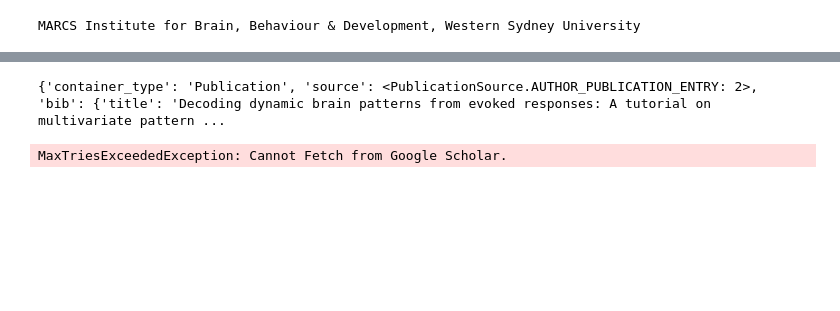
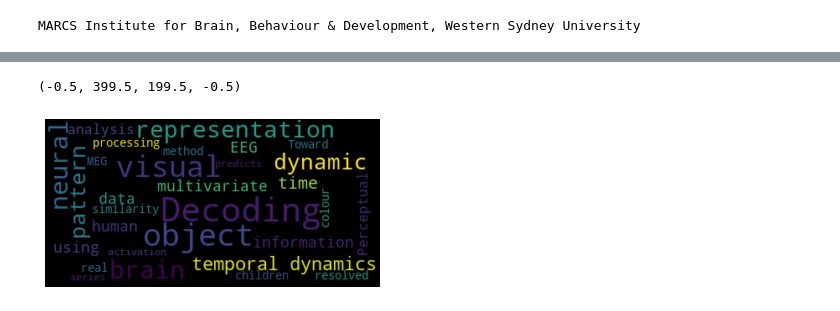
Before and after one commit to Tijl/tijl.github.io, a Jupyter notebook: schsearch.ipynb, the cells around one changed output, grey strips where cells are left out. Cells and saved outputs as stored; diff of their text form; code cells hidden in the pictures; blank space fills up the shorter version.

```diff
--- a/schsearch.ipynb
+++ b/schsearch.ipynb
@@ -11,27 +8,3 @@ author = scholarly.fill(next(search_query))
 print(author['affiliation'])
 # %% [output]
 MARCS Institute for Brain, Behaviour & Development, Western Sydney University
-# %%
-def set_new_proxy():
-    while True:
-        proxy = FreeProxy(rand=True, timeout=1).get()
-        proxy_works = scholarly.use_proxy(http=proxy, https=proxy)
-        if proxy_works:
-            print("Working proxy:", proxy)
-            return proxy
-
-def get_cites(pub):
-    while True:
-        try:
-            cites = scholarly.citedby(pub)
-            print("Got the results of the query")
-            return cites
-        except Exception as e:
-            print("Trying new proxy")
-            set_new_proxy()
-
-allcites = []
-for pub in author['publications']:
-    cites = get_cites(pub)
-    for citation in cites:
-        allcites.append(citation)
@@ -50,12 +11,3 @@ print(allcites)
-# %%
-# Take a closer look at the first publication
-pub = scholarly.fill(author['publications'][0])
-print(pub)
-# %% [output]
-{'container_type': 'Publication', 'source': <PublicationSource.AUTHOR_PUBLICATION_ENTRY: 2>, 'bib': {'title': 'Decoding dynamic brain patterns from evoked responses: A tutorial on multivariate pattern ...
-# %%
-
-# Which papers cited that publication?
-print([citation['bib']['title'] for citation in scholarly.citedby(pub)])
-# %% [output]
-MaxTriesExceededException: Cannot Fetch from Google Scholar.
+# %%
+titles = [pub['bib']['title'] for pub in author['publications']]
+text = ' '.join(titles)
@@ -61,0 +19,9 @@ MaxTriesExceededException: Cannot Fetch from Google Scholar.
+# %%
+wordcloud = WordCloud(max_font_size=40,background_color="black", max_words=30)
+wordcloud.generate(text)
+
+plt.imshow(wordcloud, interpolation='bilinear')
+plt.axis("off")
+# %% [output]
+(-0.5, 399.5, 199.5, -0.5)
+[figure, added]
```
Also changed, not shown: parts of 6 cells of this notebook.
